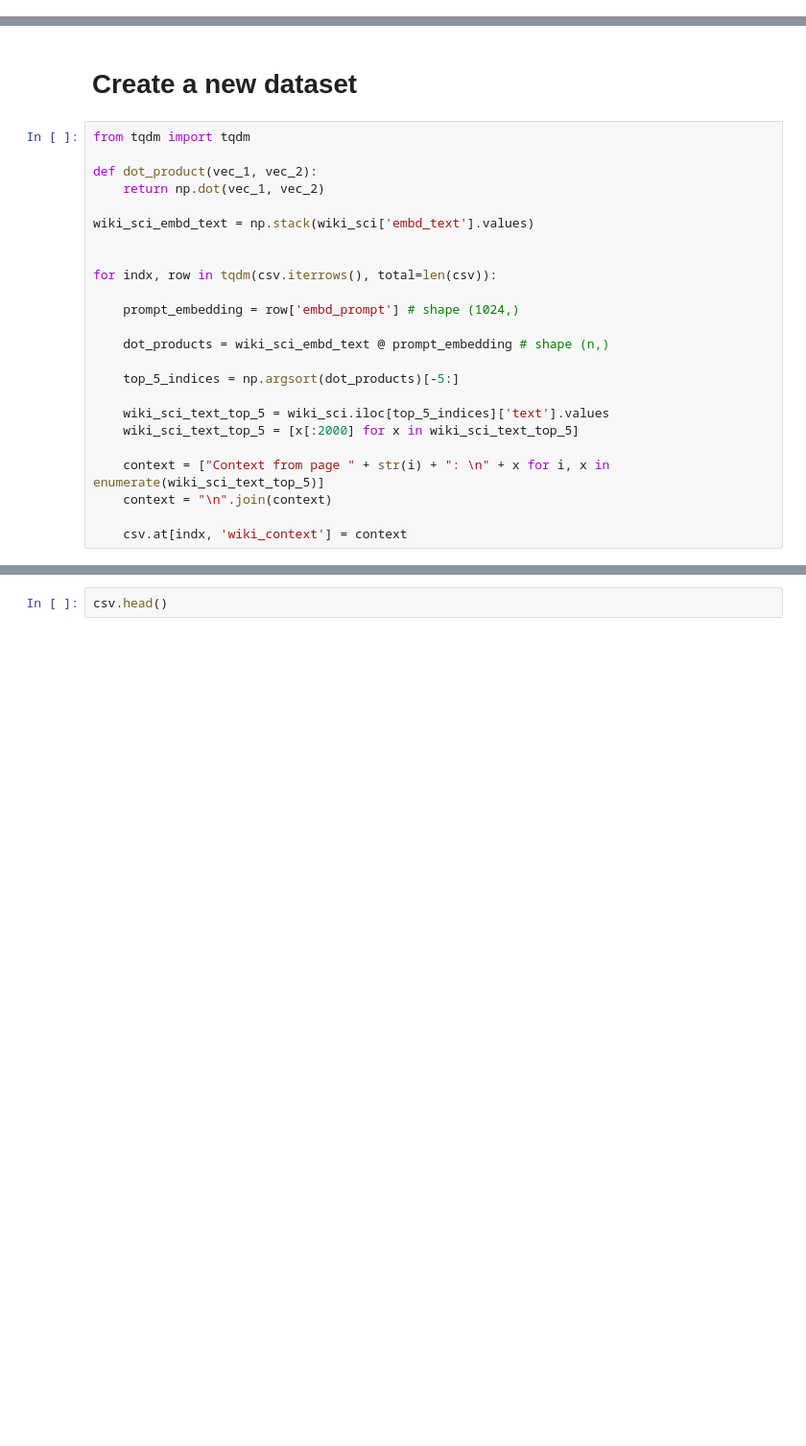
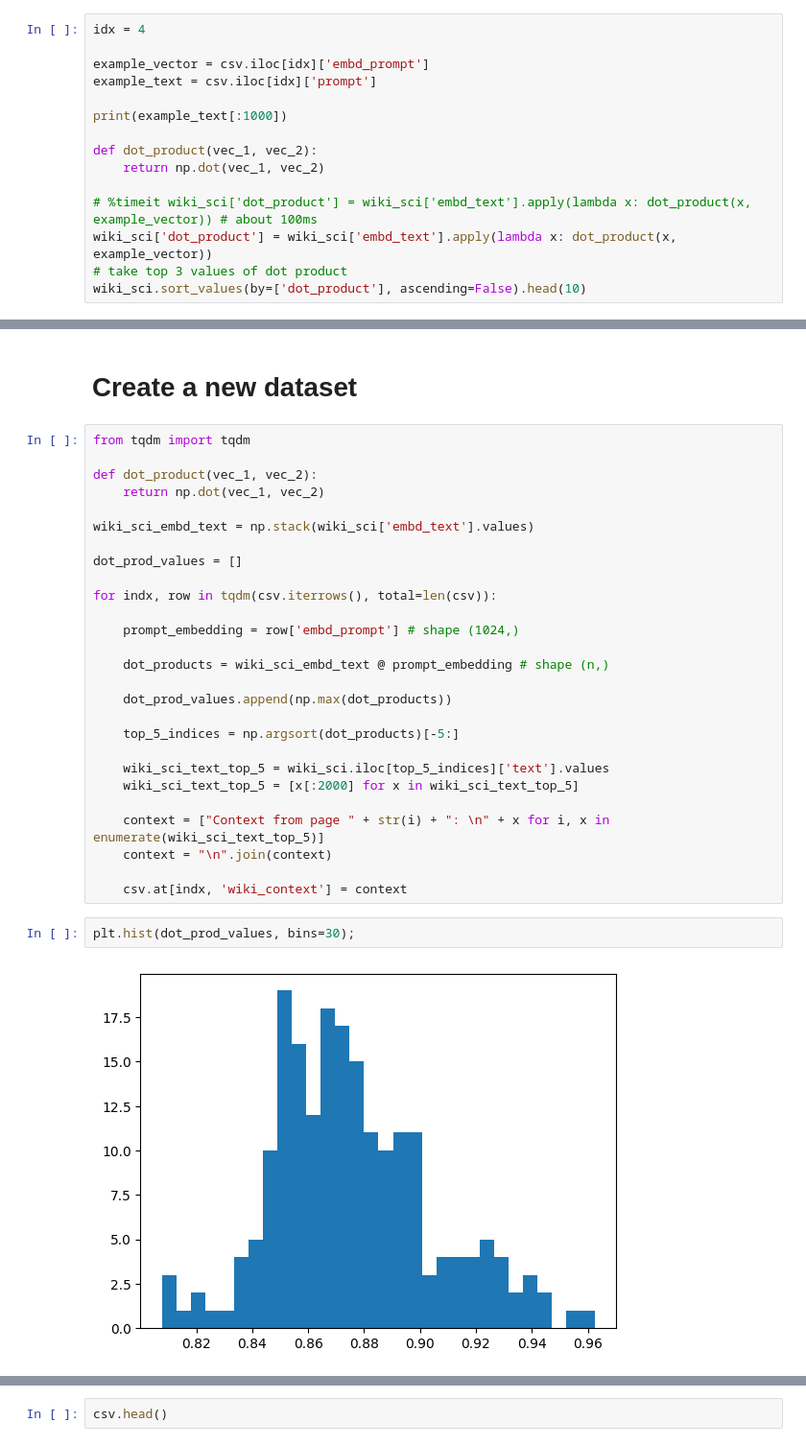
Before and after one commit to viktorcikojevic/kaggle-llm, a Jupyter notebook: notebooks/data_splitter-w-wiki-context.ipynb, the cells around one changed output, grey strips where cells are left out. Shown: that part at 96% size. Cells and saved outputs as stored; diff of their text form; blank space fills up the shorter version.

```diff
--- a/notebooks/data_splitter-w-wiki-context.ipynb
+++ b/notebooks/data_splitter-w-wiki-context.ipynb
@@ -288,3 +288,18 @@ What is the significance of regularization in terms of renormalization problems
 | 11512 | In a quantum field theory, charge... | https://en.wikipedia.org/wiki/Qua... | Quantum triviality | [0.009056521, -0.012643525, -0.00... | [0.004342265, 0.007914663, 0.0188... | 6625 | 393 | 707 | ... |
 | 5988 | In quantum field theory wave func... | https://en.wikipedia.org/wiki/Wav... | Wave function renormalization | [-0.02575264, 0.009047934, 0.0063... | [0.009516878, 0.010188642, 0.0099... | 1069 | 393 | 435 | ... |
 | 15844 | Within the study of the quantum m... | https://en.wikipedia.org/wiki/DMR... | DMRG of the Heisenberg model | [0.0031178335, 0.008297923, 0.003... | [0.006007691, -0.024945334, -0.00... | 3819 | 452 | 435 | ... |
+# %%
+idx = 4
+
+example_vector = csv.iloc[idx]['embd_prompt']
+example_text = csv.iloc[idx]['prompt']
+
+print(example_text[:1000])
+
+def dot_product(vec_1, vec_2):
+    return np.dot(vec_1, vec_2)
+
+# %timeit wiki_sci['dot_product'] = wiki_sci['embd_text'].apply(lambda x: dot_product(x, example_vector)) # about 100ms
+wiki_sci['dot_product'] = wiki_sci['embd_text'].apply(lambda x: dot_product(x, example_vector))
+# take top 3 values of dot product
+wiki_sci.sort_values(by=['dot_product'], ascending=False).head(10)
@@ -300,12 +344,15 @@ def dot_product(vec_1, vec_2):
 
 wiki_sci_embd_text = np.stack(wiki_sci['embd_text'].values)
 
+dot_prod_values = []
 
 for indx, row in tqdm(csv.iterrows(), total=len(csv)):
 
     prompt_embedding = row['embd_prompt'] # shape (1024,)
 
     dot_products = wiki_sci_embd_text @ prompt_embedding # shape (n,)
+
+    dot_prod_values.append(np.max(dot_products))
 
     top_5_indices = np.argsort(dot_products)[-5:]
 
@@ -316,3 +363,7 @@ for indx, row in tqdm(csv.iterrows(), total=len(csv)):
     context = "\n".join(context)
 
     csv.at[indx, 'wiki_context'] = context
+# %%
+plt.hist(dot_prod_values, bins=30);
+# %% [output]
+[figure, added]
```
Also changed, not shown: parts of 3 cells of this notebook.
